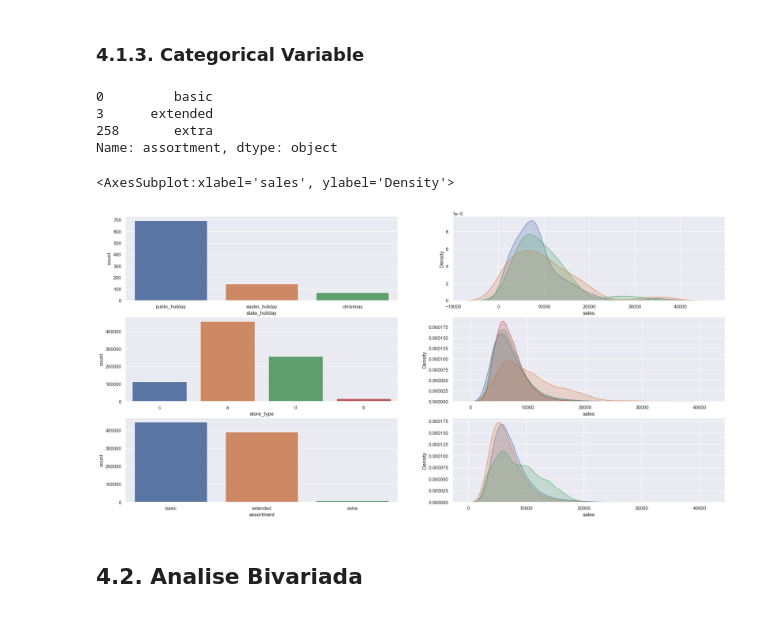
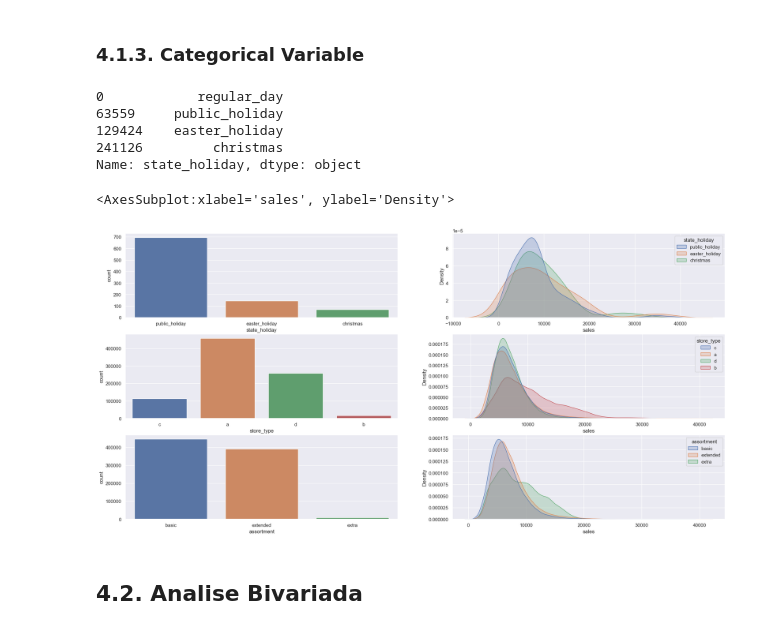
Before and after one commit to GuilhermeMarquesss/DataScience_Em_Producao, a Jupyter notebook: Notebook.ipynb, the cells around one changed output. Drawn from its saved outputs; the diff is of its cells as text; code cells hidden in the pictures.

```diff
--- a/Notebook.ipynb
+++ b/Notebook.ipynb
@@ -506,44 +629,43 @@ num_attributes.hist( bins=25 );
 # %% [markdown]
 ### 4.1.3. Categorical Variable
-# %%
-df4 ['assortment'].drop_duplicates()
-# %% [output]
-0         basic
-3      extended
-258       extra
-Name: assortment, dtype: object
+# %%
+#mostra como está dividida a coluna escolhida
+df4 ['state_holiday'].drop_duplicates()
+# %% [output]
+0            regular_day
+63559     public_holiday
+129424    easter_holiday
+241126         christmas
+Name: state_holiday, dtype: object
 # %%
-#state_holiday
-plt.subplot( 3, 2, 1)
+# Analise das variaveis categoricas
+# state_holiday
+plt.subplot( 3, 2, 1 )
 a = df4[df4['state_holiday'] != 'regular_day']
-sns.countplot( a['state_holiday'])
+sns.countplot( x=a['state_holiday'] )
 
-plt.subplot( 3, 2, 2)
-sns.kdeplot(df4[df4['state_holiday'] == 'public_holiday'] ['sales'], label='public_holiday' , shade=True)
-sns.kdeplot(df4[df4['state_holiday'] == 'easter_holiday'] ['sales'], label='easter_holiday' , shade=True)
-sns.kdeplot(df4[df4['state_holiday'] == 'christmas'] ['sales'], label='christmas' , shade=True)
 
-#store_type
-plt.subplot( 3, 2, 3)
-sns.countplot( df4['store_type'])
+plt.subplot( 3, 2, 2 )
+sns.kdeplot(data=a , x='sales', hue='state_holiday', fill=True, common_norm=False )
 
-plt.subplot( 3, 2, 4)
-sns.kdeplot(df4[df4['store_type'] == 'a'] ['sales'], label='a' , shade=True)
-sns.kdeplot(df4[df4['store_type'] == 'b'] ['sales'], label='b' , shade=True)
-sns.kdeplot(df4[df4['store_type'] == 'c'] ['sales'], label='c' , shade=True)
-sns.kdeplot(df4[df4['store_type'] == 'd'] ['sales'], label='d' , shade=True)
 
-#assortment
-plt.subplot( 3, 2, 5)
-sns.countplot( df4['assortment'])
+# store_type
+plt.subplot( 3, 2, 3 )
+sns.countplot( x=df4['store_type'] )
 
-plt.subplot( 3, 2, 6)
-sns.kdeplot(df4[df4['assortment'] == 'extended'] ['sales'], label='extended' , shade=True)
-sns.kdeplot(df4[df4['assortment'] == 'basic'] ['sales'], label='basic' , shade=True)
-sns.kdeplot(df4[df4['assortment'] == 'extra'] ['sales'], label='extra' , shade=True)
+plt.subplot( 3, 2, 4 )
+sns.kdeplot(data=df4 , x='sales', hue='store_type',  fill=True, common_norm=False )
+
+
+# assortment
+plt.subplot( 3, 2, 5 )
+sns.countplot( x=df4['assortment'] )
+
+plt.subplot( 3, 2, 6 )
+sns.kdeplot(data=df4 , x='sales', hue='assortment', fill=True, common_norm=False )
 # %% [output]
 <AxesSubplot:xlabel='sales', ylabel='Density'>
-[figure, old version]
+[figure, new version]
 # %% [markdown]
 ## 4.2. Analise Bivariada
 # %% [markdown]
```
Also changed, not shown: parts of 105 cells of this notebook, 6 other files.
